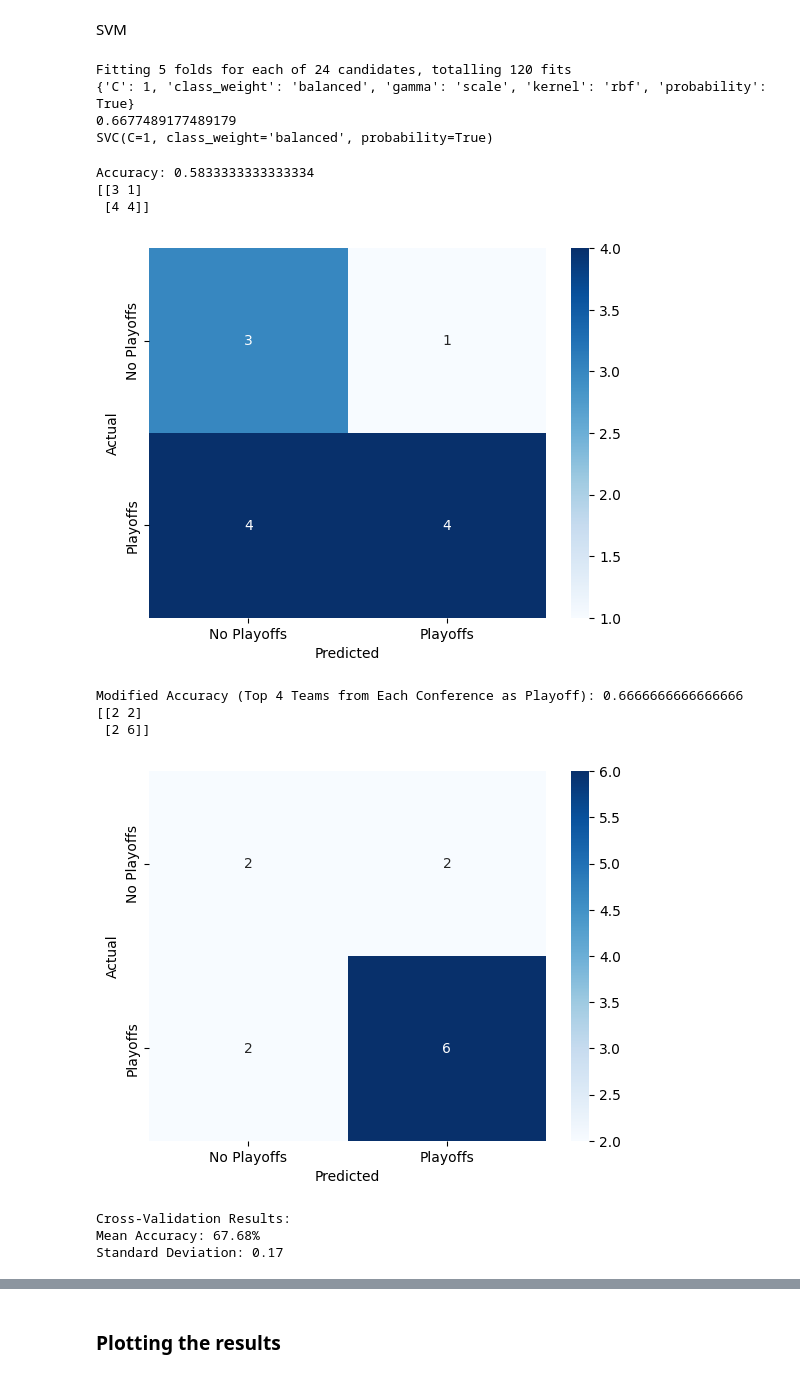
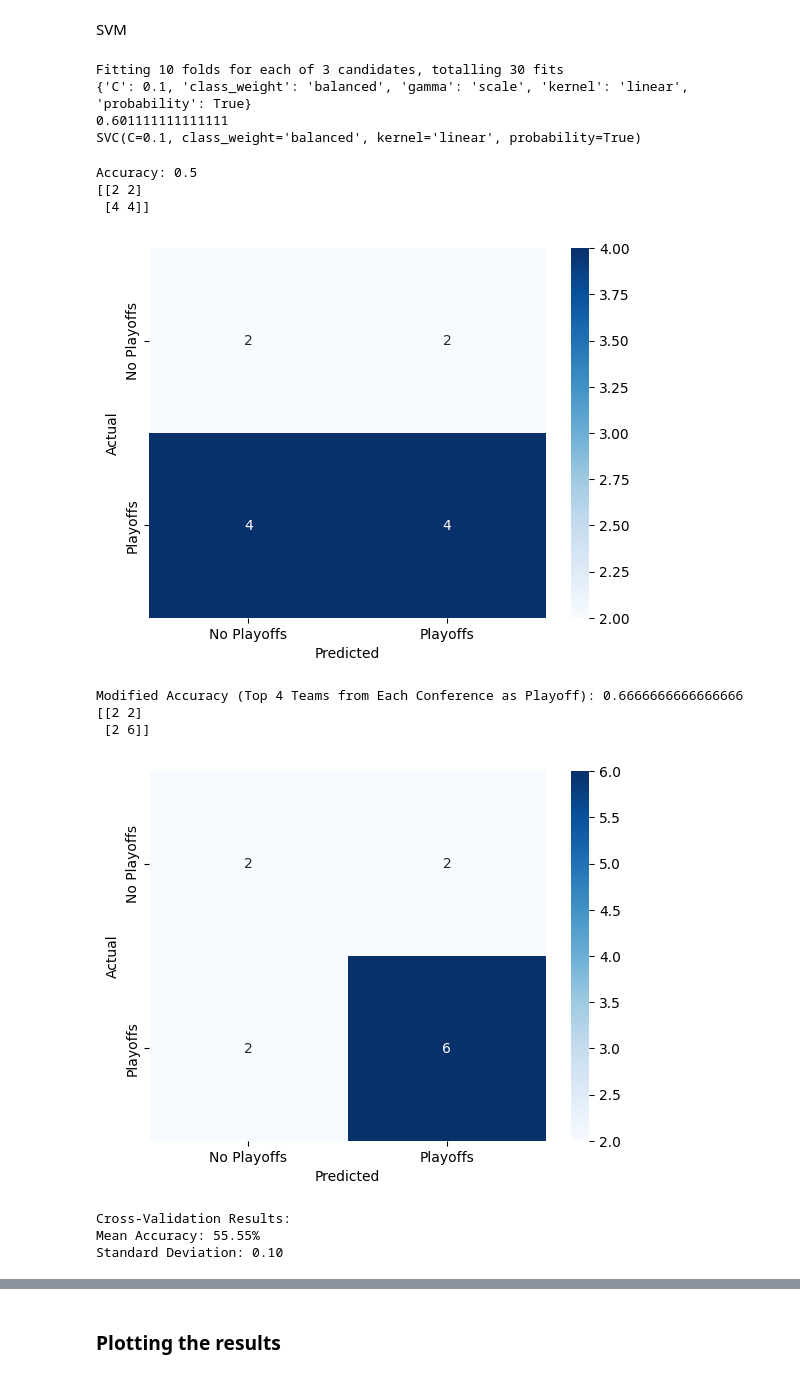
Before and after one commit to jogp10/WnbaPlayoffsPredicting, a Jupyter notebook: notebooks/modelling.ipynb, the cells around one changed output, grey strips where cells are left out. Cells and saved outputs as stored; diff of their text form; code cells hidden in the pictures.

```diff
--- a/notebooks/modelling.ipynb
+++ b/notebooks/modelling.ipynb
@@ -763,7 +779,7 @@ clf = GradientBoostingClassifier()
 grid_search_models['Gradient Boosting'] = clf
 grid_search_params['Gradient Boosting'] = parameters
 
-grid_search = GridSearchCV(clf, parameters, cv=5, scoring=custom_roc_auc_scorer, verbose=1, n_jobs=-1)
+grid_search = GridSearchCV(clf, parameters, cv=10, scoring='accuracy', verbose=1, n_jobs=-1)
 grid_search.fit(X_train, y_train)
 print(grid_search.best_params_)
 print(grid_search.best_score_)
@@ -815,7 +830,7 @@ clf = xgb.XGBClassifier()
 grid_search_models['XGBoost'] = clf
 grid_search_params['XGBoost'] = parameters
 
-grid_search = GridSearchCV(clf, parameters, cv=5, scoring=custom_roc_auc_scorer, verbose=1, n_jobs=-1)
+grid_search = GridSearchCV(clf, parameters, cv=10, scoring='accuracy', verbose=1, n_jobs=-1)
 grid_search.fit(X_train, y_train)
 print(grid_search.best_params_)
 print(grid_search.best_score_)
@@ -875,7 +890,7 @@ clf = MLPClassifier()
 grid_search_models['MLP'] = clf
 grid_search_params['MLP'] = parameters
 
-grid_search = GridSearchCV(clf, parameters, cv=5, scoring=custom_roc_auc_scorer, verbose=1, n_jobs=-1)
+grid_search = GridSearchCV(clf, parameters, cv=10, scoring='accuracy', verbose=1, n_jobs=-1)
 grid_search.fit(X_train_normalized, y_train)
 print(grid_search.best_params_)
 print(grid_search.best_score_)
@@ -914,17 +930,17 @@ Standard Deviation: 0.20
 SVM
 # %%
 parameters = {
-    'C': [0.1, 1, 10],
-    'gamma': ['scale', 'auto'],
-    'kernel': ['linear', 'rbf'],
-    'class_weight': ['balanced', None],
+    'C': [0.01, 0.1, 1],
+    'gamma': ['scale'],
+    'kernel': ['linear'],
+    'class_weight': ['balanced'],
     'probability': [True]
 }
 clf = svm.SVC()
 grid_search_models['SVM'] = clf
 grid_search_params['SVM'] = parameters
 
-grid_search = GridSearchCV(clf, parameters, cv=5, scoring=custom_roc_auc_scorer, verbose=1, n_jobs=-1)
+grid_search = GridSearchCV(clf, parameters, cv=10, scoring='accuracy', verbose=1, n_jobs=-1)
 grid_search.fit(X_train_normalized, y_train)
 print(grid_search.best_params_)
 print(grid_search.best_score_)
@@ -932,25 +948,26 @@ print(grid_search.best_estimator_)
 clf = grid_search.best_estimator_
 best_clf['SVM'] = (grid_search.best_score_, grid_search.best_estimator_)
 # %% [output]
-Fitting 5 folds for each of 24 candidates, totalling 120 fits
-{'C': 1, 'class_weight': 'balanced', 'gamma': 'scale', 'kernel': 'rbf', 'probability': True}
-0.6677489177489179
-SVC(C=1, class_weight='balanced', probability=True)
+Fitting 10 folds for each of 3 candidates, totalling 30 fits
+{'C': 0.1, 'class_weight': 'balanced', 'gamma': 'scale', 'kernel': 'linear', 'probability': True}
+0.601111111111111
+SVC(C=0.1, class_weight='balanced', kernel='linear', probability=True)
 # %%
 # Use the best parameters to train the model
 y_pred = print_results(clf, X_train_normalized, X_test_normalized, y_train, y_test)
 force_qualify_8_teams(clf, X_test_normalized, y_test)
 scores = cross_validation(clf, X_normalized, y)
+plot_learning_curve(clf, 'SVM best estimator Learning Curve', X_normalized, y)
 cross_val_scores.append(scores)
 # %% [output]
-Accuracy: 0.5833333333333334
-[[3 1]
+Accuracy: 0.5
+[[2 2]
  [4 4]]
-[figure, old version]
+[figure, new version]
 Modified Accuracy (Top 4 Teams from Each Conference as Playoff): 0.6666666666666666
 [[2 2]
  [2 6]]
 [figure]
 Cross-Validation Results:
-Mean Accuracy: 67.68%
-Standard Deviation: 0.17
+Mean Accuracy: 55.55%
+Standard Deviation: 0.10
```
Also changed, not shown: parts of 33 cells of this notebook, 14 other files.
